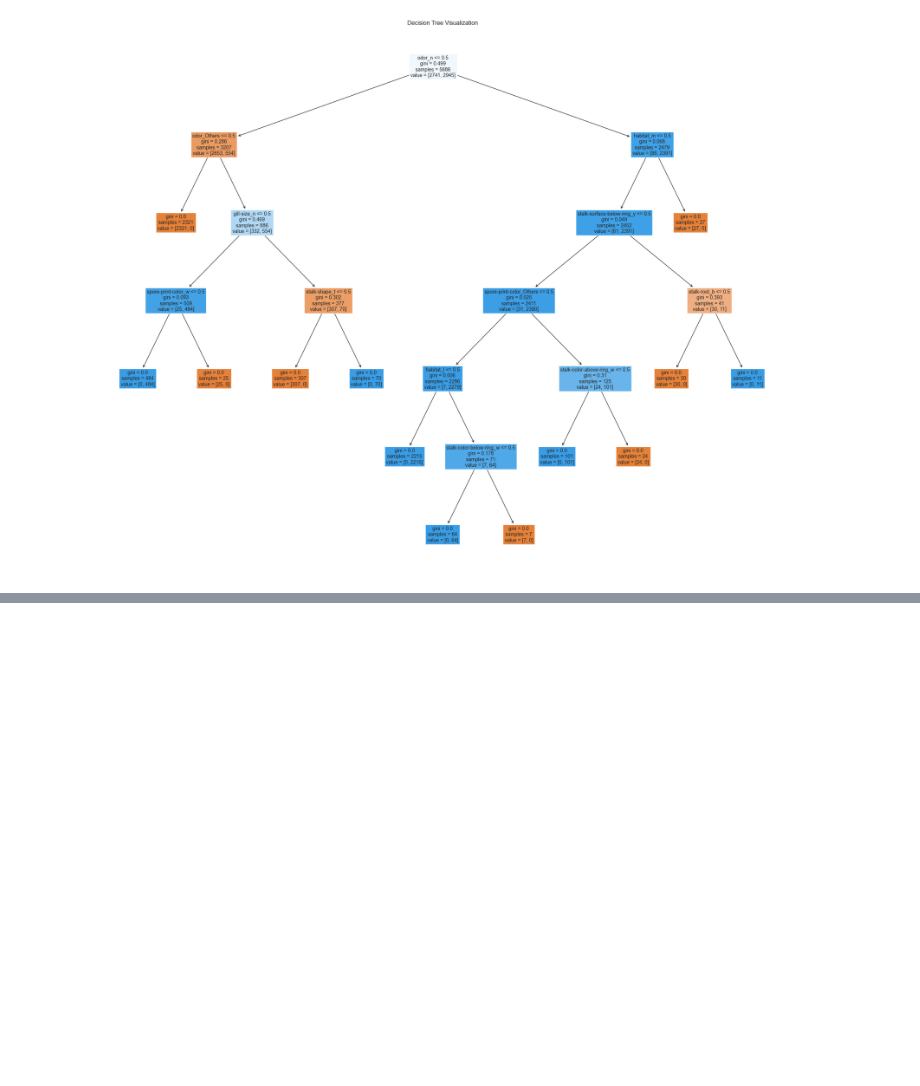
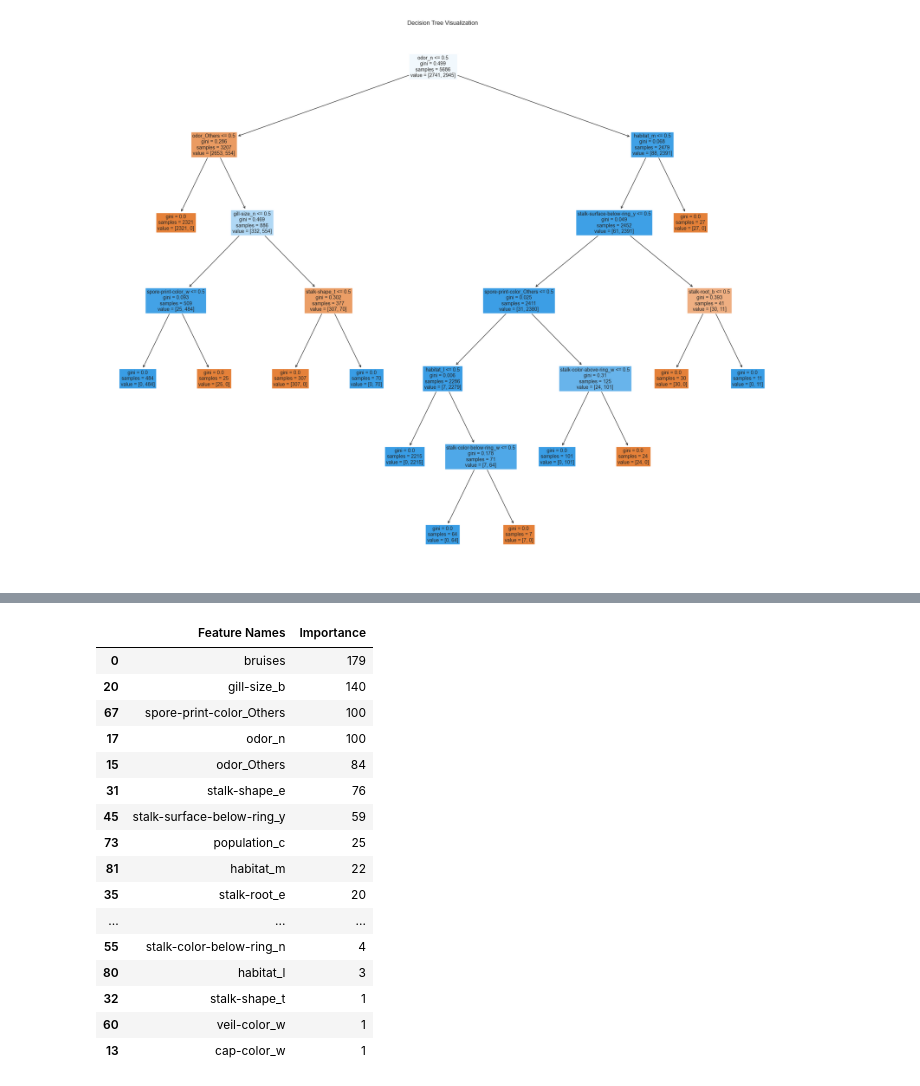
Before and after one commit to reneta-dimitrova96/Machine-Learning-Project-2023---Mushroom-Classification, a Jupyter notebook: mushroom_classification.ipynb, the cells around one changed output, grey strips where cells are left out. Cells and saved outputs as stored; diff of their text form; code cells hidden in the pictures; blank space fills up the shorter version.

Commit message:
Added LGBMClassifier model

```diff
--- a/mushroom_classification.ipynb
+++ b/mushroom_classification.ipynb
@@ -889,0 +850,10 @@ calculate_feature_importance(best_random_forest_cls, X)
+# %%
+param_grid_lgbm_cls = {
+    'num_leaves': [10, 15, 20],
+    'learning_rate': [0.05, 0.1, 0.2]
+}
+# %%
+lgbm_classifier = LGBMClassifier(force_row_wise=True)
+# %%
+grid_search_lgbm_cls = GridSearchCV(estimator=lgbm_classifier, param_grid=param_grid_lgbm_cls, cv=3, scoring='accuracy')
+grid_search_lgbm_cls.fit(X_train, y_train)
@@ -889,0 +888,2 @@ calculate_feature_importance(best_random_forest_cls, X)
+# %%
+best_model_lgbm_cls = grid_search_lgbm_cls.best_estimator_
@@ -889,0 +914,20 @@ calculate_feature_importance(best_random_forest_cls, X)
+# %%
+calculate_feature_importance(best_model_lgbm_cls, X)
+# %% [output]
+|  | Feature Names | Importance |
+| 0 | bruises | 179 |
+| 20 | gill-size_b | 140 |
+| 67 | spore-print-color_Others | 100 |
+| 17 | odor_n | 100 |
+| 15 | odor_Others | 84 |
+| 31 | stalk-shape_e | 76 |
+| 45 | stalk-surface-below-ring_y | 59 |
+| 73 | population_c | 25 |
+| 81 | habitat_m | 22 |
+| 35 | stalk-root_e | 20 |
+| ... | ... | ... |
+| 55 | stalk-color-below-ring_n | 4 |
+| 80 | habitat_l | 3 |
+| 32 | stalk-shape_t | 1 |
+| 60 | veil-color_w | 1 |
+| 13 | cap-color_w | 1 |
```
Also changed, not shown: parts of 22 cells of this notebook, 1 other file.
